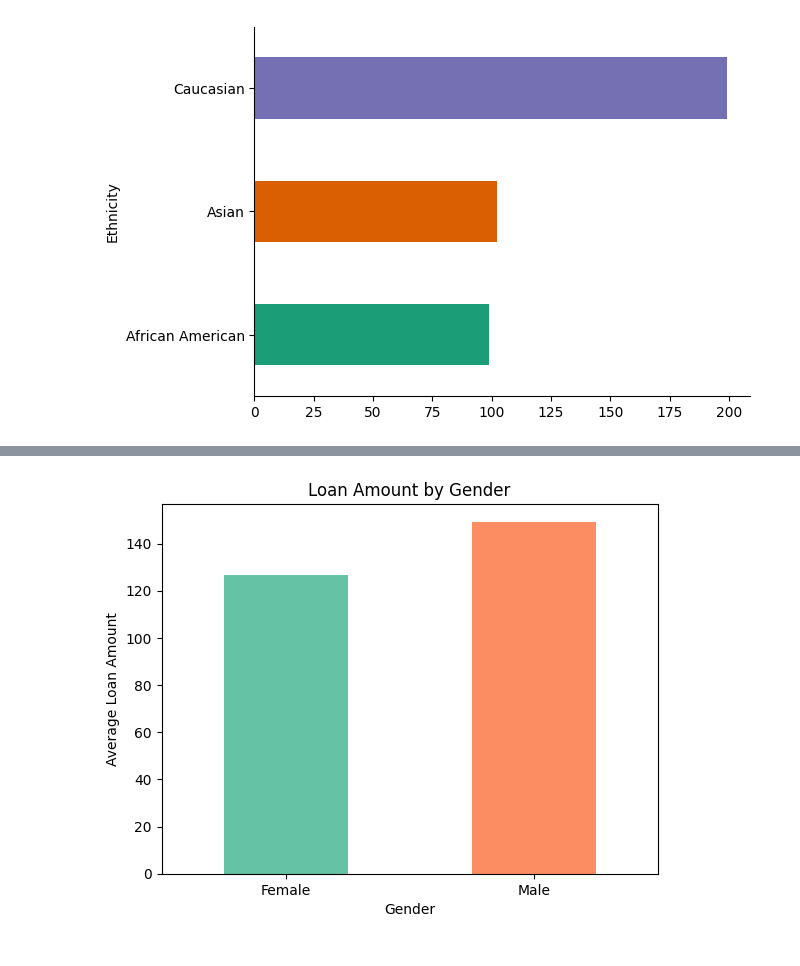
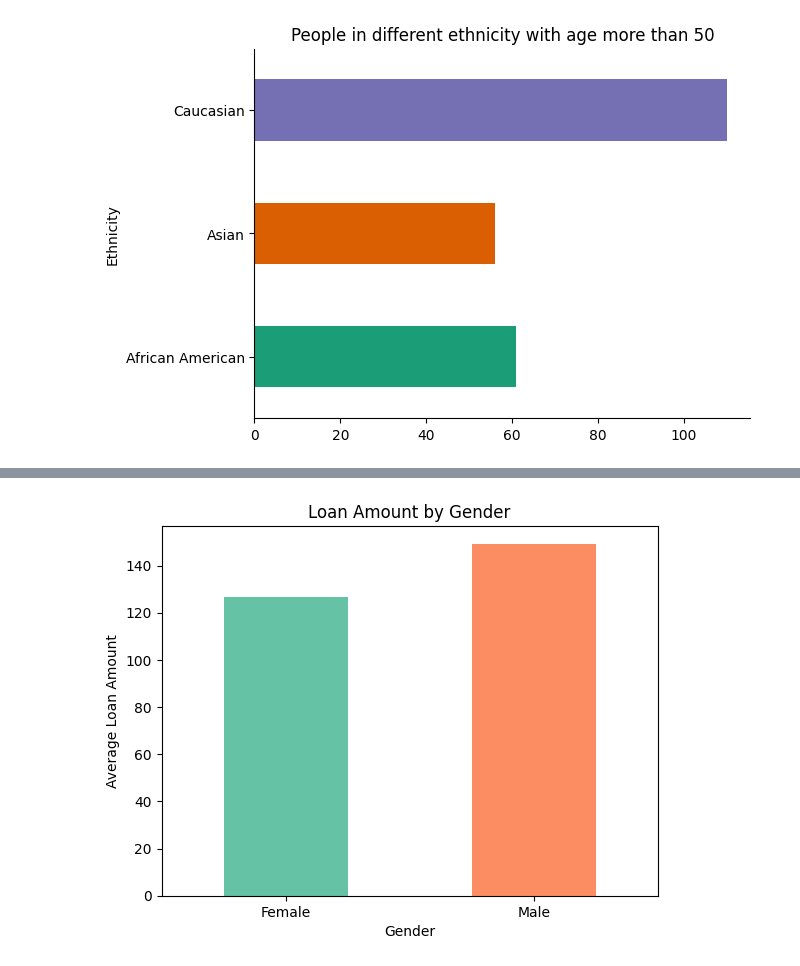
Before and after one commit to Xiaoyan-Zhang146/Bias_in_Credit_Scoring, a Jupyter notebook: 531_Project.ipynb, the cells around one changed output, grey strips where cells are left out. Drawn from its saved outputs; the diff is of its cells as text; code cells hidden in the pictures.

```diff
--- a/531_Project.ipynb
+++ b/531_Project.ipynb
@@ -56,9 +55,9 @@ def eq_oppo(preds, sens, labels):
 # %%
-credit_df = pd.read_csv("/content/Credit.csv")
+credit_df = pd.read_csv("Credit.csv")
 credit_df.drop(columns=['Unnamed: 0'], inplace=True)
 credit_df.drop(columns=['Gender'], inplace=True)
 
-credit_df
+credit_df.head(5)
 # %% [output]
 |  | Income | Limit | Rating | Cards | Age | Education | Student | Married | Ethnicity | Balance |
 | 0 | 14.891 | 3606 | 283 | 2 | 34 | 11 | No | Yes | Caucasian | 333 |
@@ -83,9 +82,10 @@ credit_df
 # %%
-ethnicity_balance_mean = credit_df.groupby('Ethnicity')['Balance'].mean()
+credit_df_old = credit_df[(credit_df['Age'] > 50)]
+ethnicity_balance_mean = credit_df_old.groupby('Ethnicity')['Limit'].mean()
 ax = ethnicity_balance_mean.plot(kind='bar', color=sns.palettes.mpl_palette('Dark2'))
 
 plt.xlabel('Ethnicity', rotation=0)
-plt.ylabel('Average Credit Balance')
+plt.ylabel('Average Credit Limit')
 ax.set_xticklabels(ax.get_xticklabels(), rotation=0)
-_ = plt.title('Credit Balance by Ethnicity')
+_ = plt.title('Credit Limit by Ethnicity with age more than 50')
 # %% [output]
@@ -93,5 +99,6 @@ _ = plt.title('Credit Balance by Ethnicity')
 # %%
-credit_df.groupby('Ethnicity').size().plot(kind='barh', color=sns.palettes.mpl_palette('Dark2'))
+credit_df_old.groupby('Ethnicity').size().plot(kind='barh', color=sns.palettes.mpl_palette('Dark2'))
 plt.gca().spines[['top', 'right',]].set_visible(False)
+_ = plt.title('People in different ethnicity with age more than 50')
 # %% [output]
-[figure, old version]
+[figure, new version]
```
Also changed, not shown: parts of 36 cells of this notebook.
